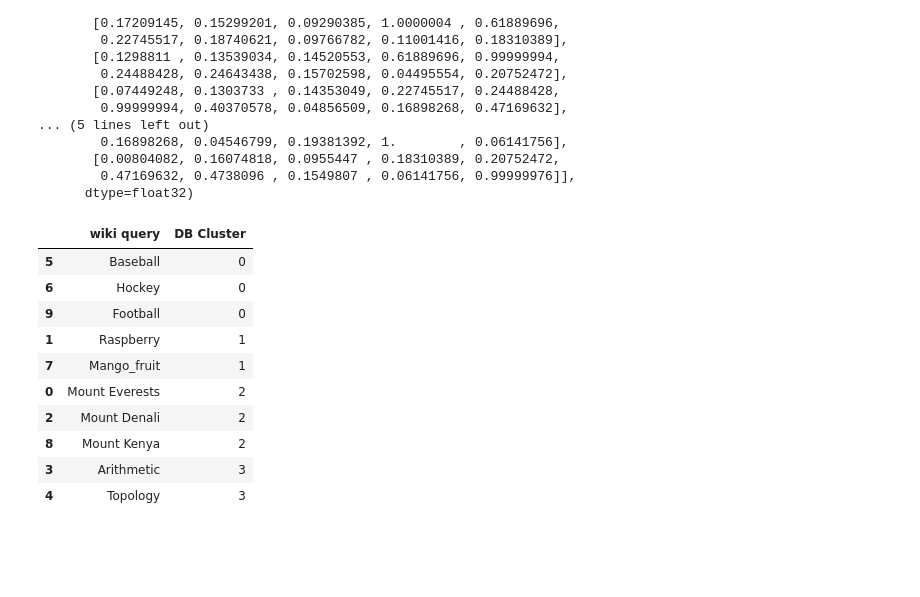
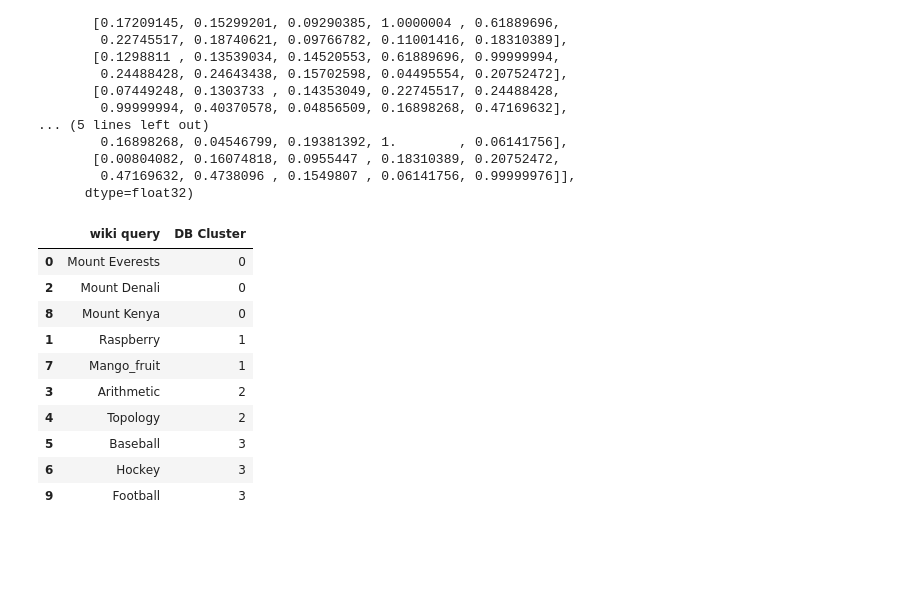
Before and after one commit to Blaise143/CPSC-330-ASSIGNMENTS, a Jupyter notebook: hw7/hw7.ipynb, the cells around one changed output. Drawn from its saved outputs; the diff is of its cells as text; code cells hidden in the pictures.

Commit message:
Finished clustering problems

```diff
--- a/hw7/hw7.ipynb
+++ b/hw7/hw7.ipynb
@@ -354,26 +354,26 @@ array([[0.9999999 , 0.06866539, 0.5756489 , 0.17209145, 0.1298811 ,
         0.47169632, 0.4738096 , 0.1549807 , 0.06141756, 0.99999976]],
       dtype=float32)
 # %%
-db_scan = DBSCAN(metric="cosine", min_samples=2, eps=0.1)
+db_scan = DBSCAN(metric="cosine", min_samples=2, eps=0.6)
 db_scan.fit(emb_sents)
 
 wiki_querries = wiki_df[['wiki query']].copy(deep = True)
 
 db_clusters = db_scan.labels_#.labels_
-wiki_querries["DB Cluster"] = emb_clusters
+wiki_querries["DB Cluster"] = db_clusters
 wiki_querries.sort_values("DB Cluster")
 # %% [output]
 |  | wiki query | DB Cluster |
-| 5 | Baseball | 0 |
-| 6 | Hockey | 0 |
-| 9 | Football | 0 |
+| 0 | Mount Everests | 0 |
+| 2 | Mount Denali | 0 |
+| 8 | Mount Kenya | 0 |
 | 1 | Raspberry | 1 |
 | 7 | Mango_fruit | 1 |
-| 0 | Mount Everests | 2 |
-| 2 | Mount Denali | 2 |
-| 8 | Mount Kenya | 2 |
-| 3 | Arithmetic | 3 |
-| 4 | Topology | 3 |
+| 3 | Arithmetic | 2 |
+| 4 | Topology | 2 |
+| 5 | Baseball | 3 |
+| 6 | Hockey | 3 |
+| 9 | Football | 3 |
 # %% [markdown]
 <br><br>
 # %% [markdown]
```
Also changed, not shown: parts of 6 cells of this notebook.
